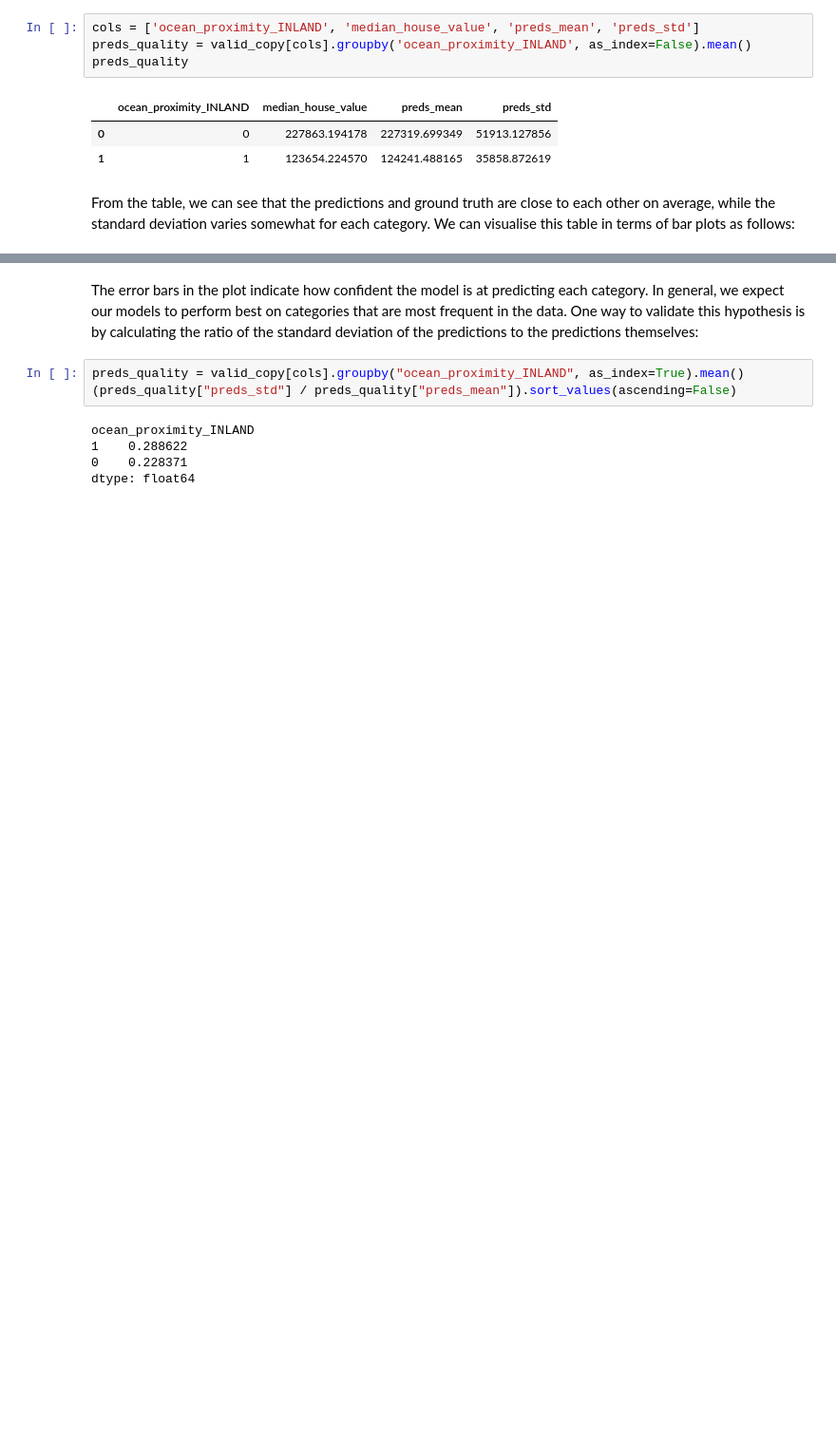
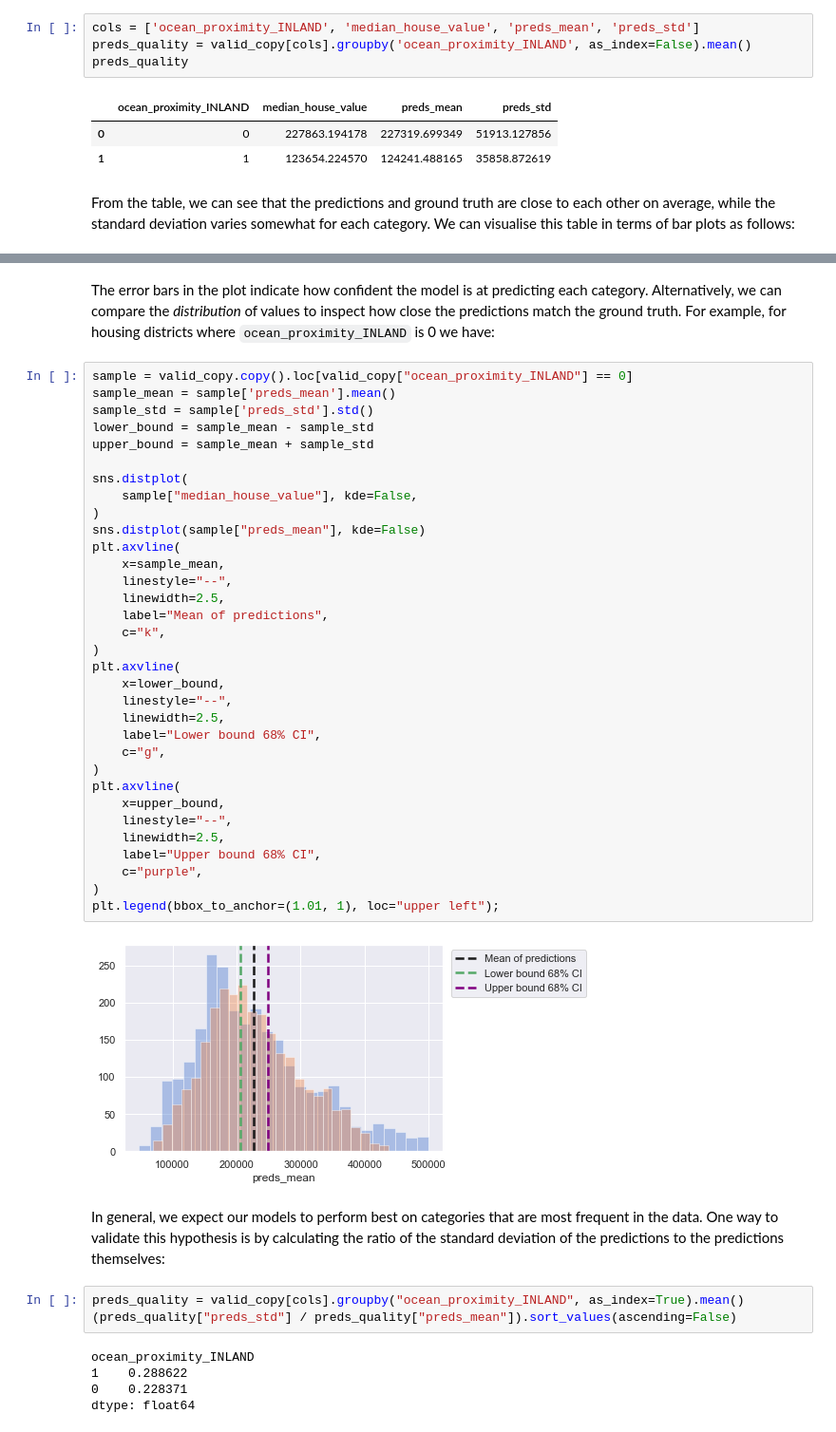
Before and after one commit to lewtun/dslectures, a Jupyter notebook: notebooks/lesson06_model-interpretation.ipynb, the cells around one changed output, grey strips where cells are left out. Shown at 95% size. Cells and saved outputs as stored; diff of their text form; blank space fills up the shorter version.

```diff
--- a/notebooks/lesson06_model-interpretation.ipynb
+++ b/notebooks/lesson06_model-interpretation.ipynb
@@ -230,5 +234,42 @@ plt.show()
+# %% [markdown]
+The error bars in the plot indicate how confident the model is at predicting each category.  Alternatively, we can compare the _distribution_ of values to inspect how close the predictions match the ground truth. For example, for housing districts where `ocean_proximity_INLAND` is 0 we have:
+# %%
+sample = valid_copy.copy().loc[valid_copy["ocean_proximity_INLAND"] == 0]
+sample_mean = sample['preds_mean'].mean()
+sample_std = sample['preds_std'].std()
+lower_bound = sample_mean - sample_std
+upper_bound = sample_mean + sample_std
+
+sns.distplot(
+    sample["median_house_value"], kde=False,
+)
+sns.distplot(sample["preds_mean"], kde=False)
+plt.axvline(
+    x=sample_mean,
+    linestyle="--",
+    linewidth=2.5,
+    label="Mean of predictions",
+    c="k",
+)
+plt.axvline(
+    x=lower_bound,
+    linestyle="--",
+    linewidth=2.5,
+    label="Lower bound 68% CI",
+    c="g",
+)
+plt.axvline(
+    x=upper_bound,
+    linestyle="--",
+    linewidth=2.5,
+    label="Upper bound 68% CI",
+    c="purple",
+)
+plt.legend(bbox_to_anchor=(1.01, 1), loc="upper left");
+# %% [output]
+[figure, added]
 # %% [markdown]
-The error bars in the plot indicate how confident the model is at predicting each category. In general, we expect our models to perform best on categories that are most frequent in the data. One way to validate this hypothesis is by calculating the ratio of the standard deviation of the predictions to the predictions themselves:
+In general, we expect our models to perform best on categories that are most frequent in the data. One way to validate this hypothesis is by calculating the ratio of the standard deviation of the predictions to the predictions themselves:
 # %%
 preds_quality = valid_copy[cols].groupby("ocean_proximity_INLAND", as_index=True).mean()
 (preds_quality["preds_std"] / preds_quality["preds_mean"]).sort_values(ascending=False)
```
Also changed, not shown: parts of 23 cells of this notebook, 6 other files.
